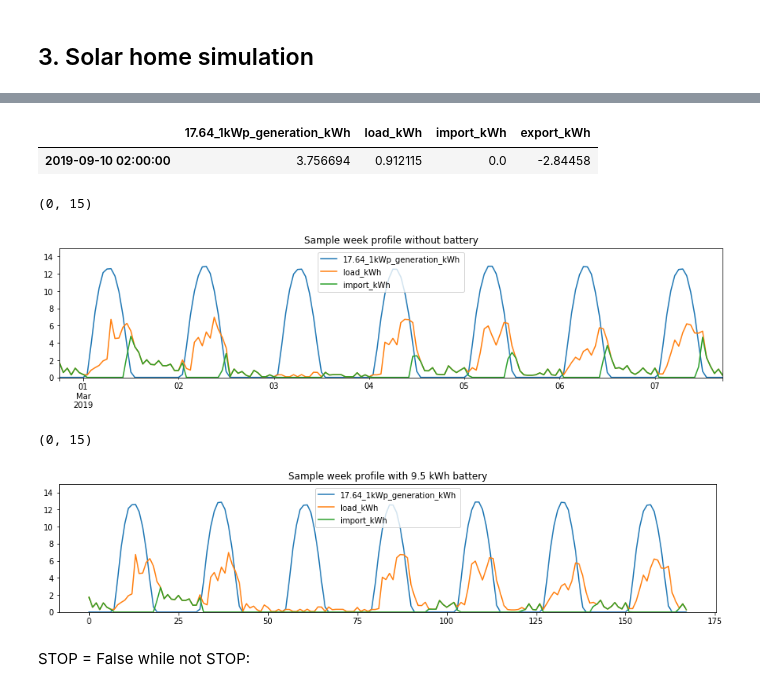
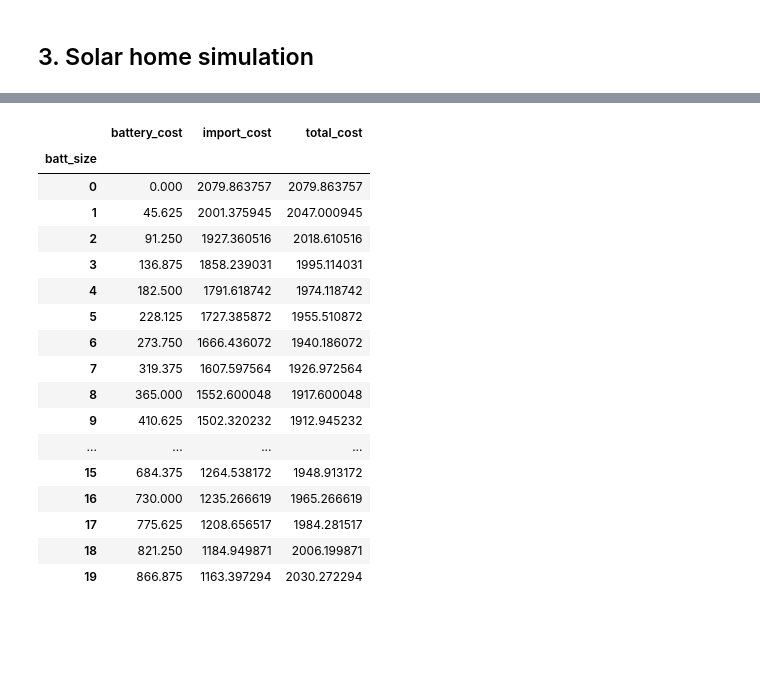
Before and after one commit to rbrown-orxa/LC_App_2_microservices, a Jupyter notebook: Rule_based_Battery_Optimiser.ipynb, the cells around one changed output, grey strips where cells are left out. Cells and saved outputs as stored; diff of their text form; code cells hidden in the pictures; blank space fills up the shorter version.

```diff
--- a/Rule_based_Battery_Optimiser.ipynb
+++ b/Rule_based_Battery_Optimiser.ipynb
@@ -261,24 +182,21 @@ Name: P_grid, Length: 8766, dtype: float64
-# %%
-imported.sample()
-# %% [output]
-|  | 17.64_1kWp_generation_kWh | load_kWh | import_kWh | export_kWh |
-| 2019-09-10 02:00:00 | 3.756694 | 0.912115 | 0.0 | -2.84458 |
-# %%
-ax = imported[:24*7].drop(columns=['export_kWh']).plot(figsize=(15,3), title='Sample week profile without battery')
-ax.set_ylim(0,15)
-# %% [output]
-(0, 15)
-[figure, removed]
-# %%
-batt_imported = imported.copy()
-batt_imported = batt_imported.drop(columns=['export_kWh'])
-batt_imported = batt_imported.reset_index(drop=True)
-batt_imported['import_kWh'] = batt_profile['P_grid']
-ax = batt_imported[:24*7].plot(figsize=(15,3), title='Sample week profile with 9.5 kWh battery')
-ax.set_ylim(0,15)
-# %% [output]
-(0, 15)
-[figure, removed]
-# %% [markdown]
-STOP = False
-while not STOP:
+# %%
+pd.DataFrame(rv).set_index('batt_size')
+# %% [output]
+|  | battery_cost | import_cost | total_cost |
+| batt_size |  |  |  |
+| 0 | 0.000 | 2079.863757 | 2079.863757 |
+| 1 | 45.625 | 2001.375945 | 2047.000945 |
+| 2 | 91.250 | 1927.360516 | 2018.610516 |
+| 3 | 136.875 | 1858.239031 | 1995.114031 |
+| 4 | 182.500 | 1791.618742 | 1974.118742 |
+| 5 | 228.125 | 1727.385872 | 1955.510872 |
+| 6 | 273.750 | 1666.436072 | 1940.186072 |
+| 7 | 319.375 | 1607.597564 | 1926.972564 |
+| 8 | 365.000 | 1552.600048 | 1917.600048 |
+| 9 | 410.625 | 1502.320232 | 1912.945232 |
+| ... | ... | ... | ... |
+| 15 | 684.375 | 1264.538172 | 1948.913172 |
+| 16 | 730.000 | 1235.266619 | 1965.266619 |
+| 17 | 775.625 | 1208.656517 | 1984.281517 |
+| 18 | 821.250 | 1184.949871 | 2006.199871 |
+| 19 | 866.875 | 1163.397294 | 2030.272294 |
```
Also changed, not shown: parts of 29 cells of this notebook.
